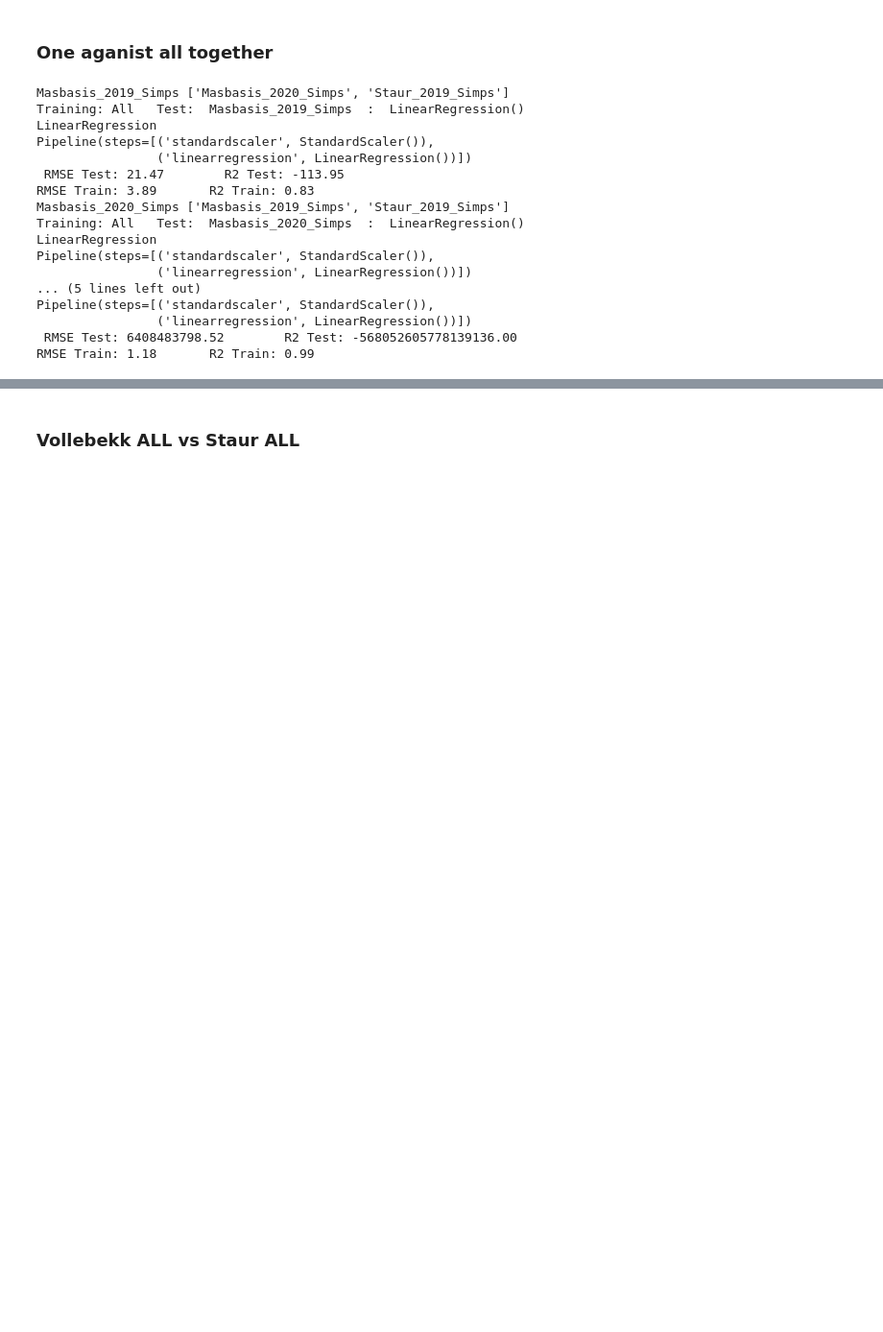
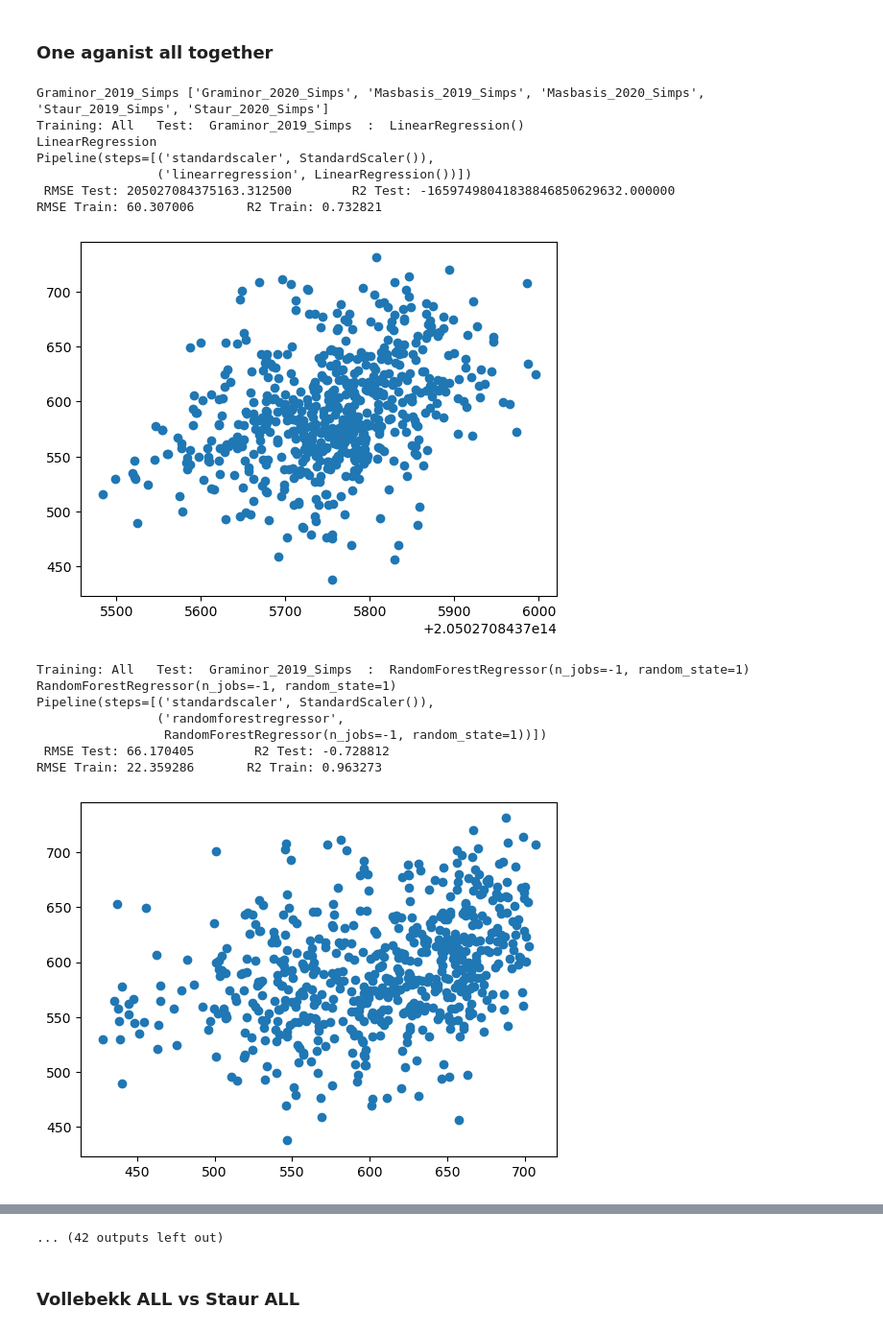
Before and after one commit to fahadijaz/spring_wheat_yield_prediction, a Jupyter notebook: 4,1. Model Training DY,DM.ipynb, the cells around one changed output, grey strips where cells are left out. Shown at 96% size. Cells and saved outputs as stored; diff of their text form; code cells hidden in the pictures; blank space fills up the shorter version.

```diff
--- a/4,1. Model Training DY,DM.ipynb
+++ b/4,1. Model Training DY,DM.ipynb
@@ -777,49 +919,48 @@ for df in all_df_now:
         # Getting scores using cross_val_score
         for model in models:
             print('Training: All  ', 'Test: ', df, ' : ', model)
-            importances, RMSE_test_temp, RMSE_train_temp, R2_test_temp, R2_train_temp, GKF_CV_temp = training_regr(
-                model, X_train, y_train, X_test, y_test)
+            importances, RMSE_test_temp, RMSE_train_temp, R2_test_temp, R2_train_temp, GKF_CV_temp, y_pred = training_regr(
+                model, X_train, y_train, X_test, y_test, scatter=scatter_plot)
         if importances is not None:
             plot_feat_imp(feature_importance=importances,
                           model=model,
                           train_feat=training_features,
                           threshold=threshold_all,
                           sort_feat=sort_feature_imp,
                           show_plot=show_feat_imp_plot,
                           save_plot=save_feat_imp_plot,
-                          export_path=export_path,
+                          export_path=export_path_plots,
                           save_suffix=df+'_Vs_all')
         if save_results_now:
             save_results(model=model,
                          agg_method=agg_method,
                          train_field=temp_list,
                          test_field=df,
                          features_all=[training_features,
                                        base_indices,
                                        spectral_indices_all,
                                        spectral_indices,
                                        weather_features, export_path],
                          importances=importances,
                          RMSE_test=RMSE_test_temp,
                          RMSE_train=RMSE_train_temp,
                          R2_test=R2_test_temp,
                          R2_train=R2_train_temp,
                          GKF_CV=GKF_CV_temp)
 # %% [output]
-Masbasis_2019_Simps ['Masbasis_2020_Simps', 'Staur_2019_Simps']
-Training: All   Test:  Masbasis_2019_Simps  :  LinearRegression()
+Graminor_2019_Simps ['Graminor_2020_Simps', 'Masbasis_2019_Simps', 'Masbasis_2020_Simps', 'Staur_2019_Simps', 'Staur_2020_Simps']
+Training: All   Test:  Graminor_2019_Simps  :  LinearRegression()
 LinearRegression
 Pipeline(steps=[('standardscaler', StandardScaler()),
                 ('linearregression', LinearRegression())])
- RMSE Test: 21.47        R2 Test: -113.95
-RMSE Train: 3.89       R2 Train: 0.83
-Masbasis_2020_Simps ['Masbasis_2019_Simps', 'Staur_2019_Simps']
-Training: All   Test:  Masbasis_2020_Simps  :  LinearRegression()
-LinearRegression
-Pipeline(steps=[('standardscaler', StandardScaler()),
-                ('linearregression', LinearRegression())])
-... (5 lines left out)
-Pipeline(steps=[('standardscaler', StandardScaler()),
-                ('linearregression', LinearRegression())])
- RMSE Test: 6408483798.52        R2 Test: -568052605778139136.00
-RMSE Train: 1.18       R2 Train: 0.99
+ RMSE Test: 205027084375163.312500        R2 Test: -16597498041838846850629632.000000
+RMSE Train: 60.307006       R2 Train: 0.732821
+[figure, added]
+Training: All   Test:  Graminor_2019_Simps  :  RandomForestRegressor(n_jobs=-1, random_state=1)
+RandomForestRegressor(n_jobs=-1, random_state=1)
+Pipeline(steps=[('standardscaler', StandardScaler()),
+                ('randomforestregressor',
+                 RandomForestRegressor(n_jobs=-1, random_state=1))])
+ RMSE Test: 66.170405        R2 Test: -0.728812
+RMSE Train: 22.359286       R2 Train: 0.963273
+[figure, added]
@@ -826,3 +999,4 @@ RMSE Train: 1.18       R2 Train: 0.99
+... (42 outputs left out)
 # %% [markdown]
 ### Vollebekk ALL vs Staur ALL
 # %% [markdown]
```
Also changed, not shown: parts of 24 cells of this notebook, 16 other files.
